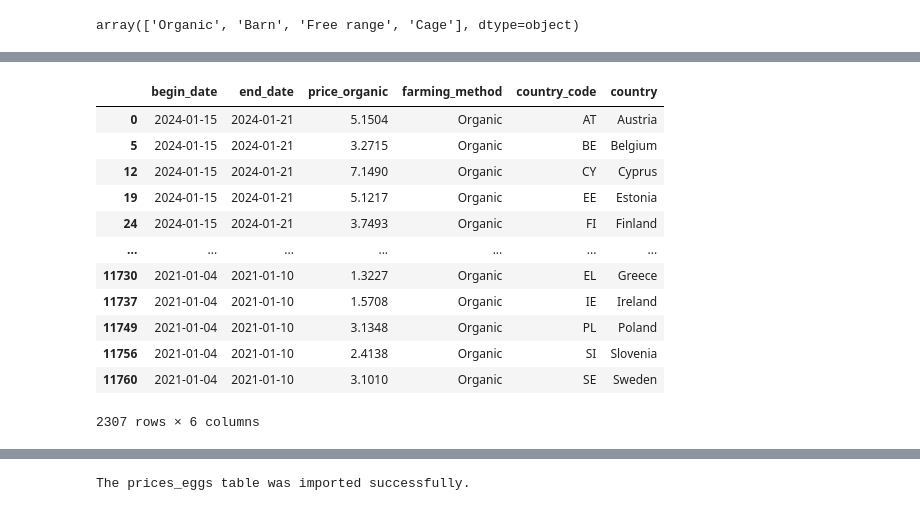
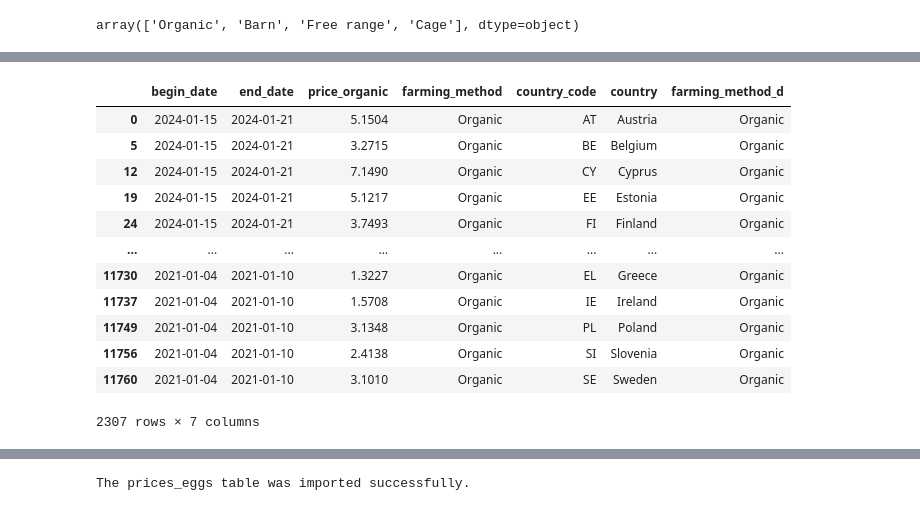
Before and after one commit to adamayaita/Capstone_Project_Organic_Foods, a Jupyter notebook: data_prices_eggs.ipynb, the cells around one changed output, grey strips where cells are left out. Drawn from its saved outputs; the diff is of its cells as text; code cells hidden in the pictures.

```diff
--- a/data_prices_eggs.ipynb
+++ b/data_prices_eggs.ipynb
@@ -313,3 +313,18 @@ prices_eggs
 prices_eggs.farming_method.unique()
 # %% [output]
 array(['Organic', 'Barn', 'Free range', 'Cage'], dtype=object)
+# %%
+# Generate dichotomous variable for farming method (organic vs. conventional)
+
+# Define function that assigns dichotomous farming method:
+def get_farming_method_d(farming_method):
+    if farming_method == 'Organic':
+        return 'Organic'
+    else:
+        return 'Conventional'
+
+# Generate dichotomous variable, based on original variable on farming method:
+prices_eggs['farming_method_d'] = prices_eggs['farming_method'].apply(get_farming_method_d)
+
+# Check results:
+prices_eggs
@@ -319,23 +348,23 @@ array(['Organic', 'Barn', 'Free range', 'Cage'], dtype=object)
 # %%
-# Create dataframe specifically for farming method "Organic":
-prices_eggs_organic = prices_eggs[prices_eggs['farming_method'] == "Organic"]
+# Create new dataframe only for organic eggs:
+prices_eggs_organic = prices_eggs[prices_eggs['farming_method_d'] == "Organic"]
 
 # Rename price variable to specify the farming method:
 prices_eggs_organic = prices_eggs_organic.rename(columns={'price': 'price_organic'})
 
 # Show dataframe:
 prices_eggs_organic
 # %% [output]
-|  | begin_date | end_date | price_organic | farming_method | country_code | country |
-| 0 | 2024-01-15 | 2024-01-21 | 5.1504 | Organic | AT | Austria |
-| 5 | 2024-01-15 | 2024-01-21 | 3.2715 | Organic | BE | Belgium |
-| 12 | 2024-01-15 | 2024-01-21 | 7.1490 | Organic | CY | Cyprus |
-| 19 | 2024-01-15 | 2024-01-21 | 5.1217 | Organic | EE | Estonia |
-| 24 | 2024-01-15 | 2024-01-21 | 3.7493 | Organic | FI | Finland |
-| ... | ... | ... | ... | ... | ... | ... |
-| 11730 | 2021-01-04 | 2021-01-10 | 1.3227 | Organic | EL | Greece |
-| 11737 | 2021-01-04 | 2021-01-10 | 1.5708 | Organic | IE | Ireland |
-| 11749 | 2021-01-04 | 2021-01-10 | 3.1348 | Organic | PL | Poland |
-| 11756 | 2021-01-04 | 2021-01-10 | 2.4138 | Organic | SI | Slovenia |
-| 11760 | 2021-01-04 | 2021-01-10 | 3.1010 | Organic | SE | Sweden |
+|  | begin_date | end_date | price_organic | farming_method | country_code | country | farming_method_d |
+| 0 | 2024-01-15 | 2024-01-21 | 5.1504 | Organic | AT | Austria | Organic |
+| 5 | 2024-01-15 | 2024-01-21 | 3.2715 | Organic | BE | Belgium | Organic |
+| 12 | 2024-01-15 | 2024-01-21 | 7.1490 | Organic | CY | Cyprus | Organic |
+| 19 | 2024-01-15 | 2024-01-21 | 5.1217 | Organic | EE | Estonia | Organic |
+| 24 | 2024-01-15 | 2024-01-21 | 3.7493 | Organic | FI | Finland | Organic |
+| ... | ... | ... | ... | ... | ... | ... | ... |
+| 11730 | 2021-01-04 | 2021-01-10 | 1.3227 | Organic | EL | Greece | Organic |
+| 11737 | 2021-01-04 | 2021-01-10 | 1.5708 | Organic | IE | Ireland | Organic |
+| 11749 | 2021-01-04 | 2021-01-10 | 3.1348 | Organic | PL | Poland | Organic |
+| 11756 | 2021-01-04 | 2021-01-10 | 2.4138 | Organic | SI | Slovenia | Organic |
+| 11760 | 2021-01-04 | 2021-01-10 | 3.1010 | Organic | SE | Sweden | Organic |
-2307 rows × 6 columns
+2307 rows × 7 columns
```
Also changed, not shown: parts of 8 cells of this notebook, 1 other file.
